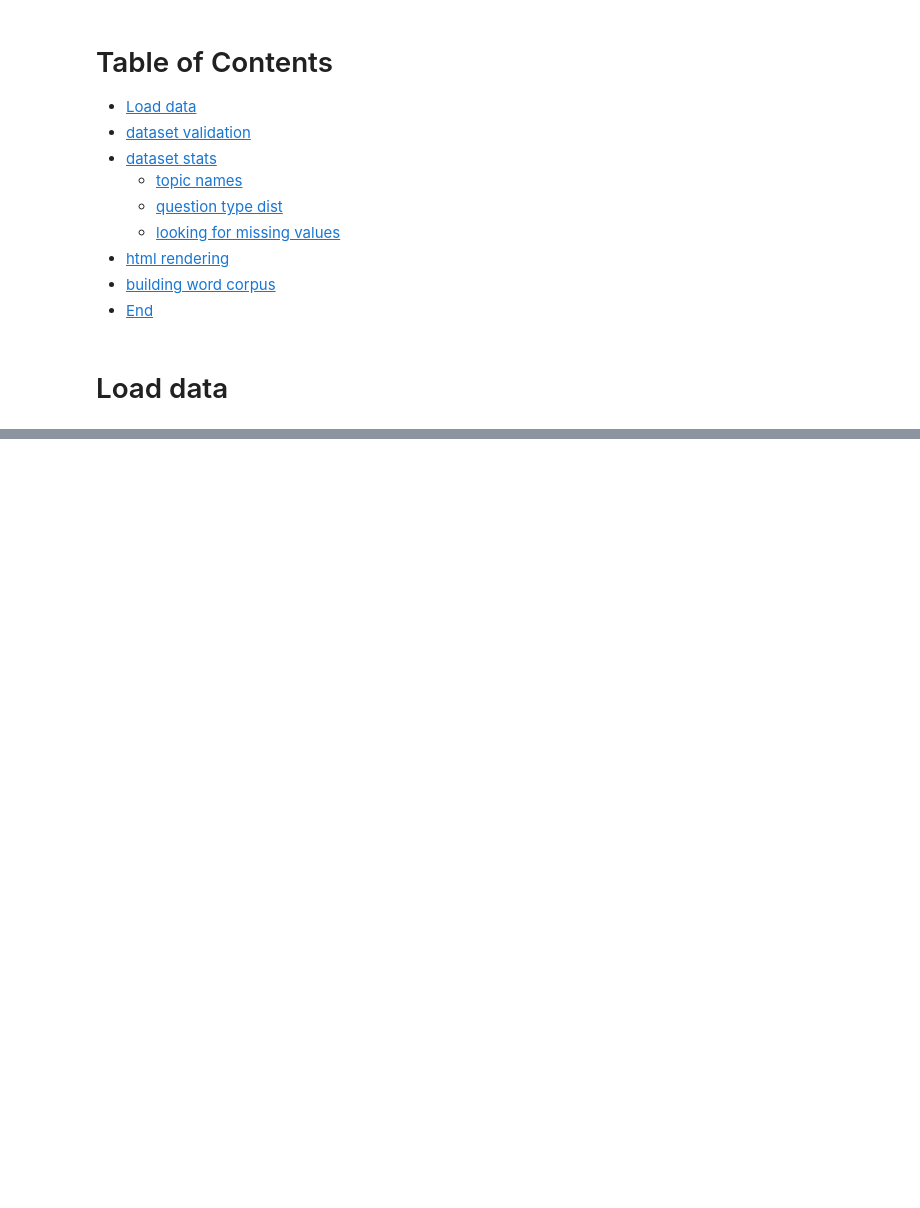
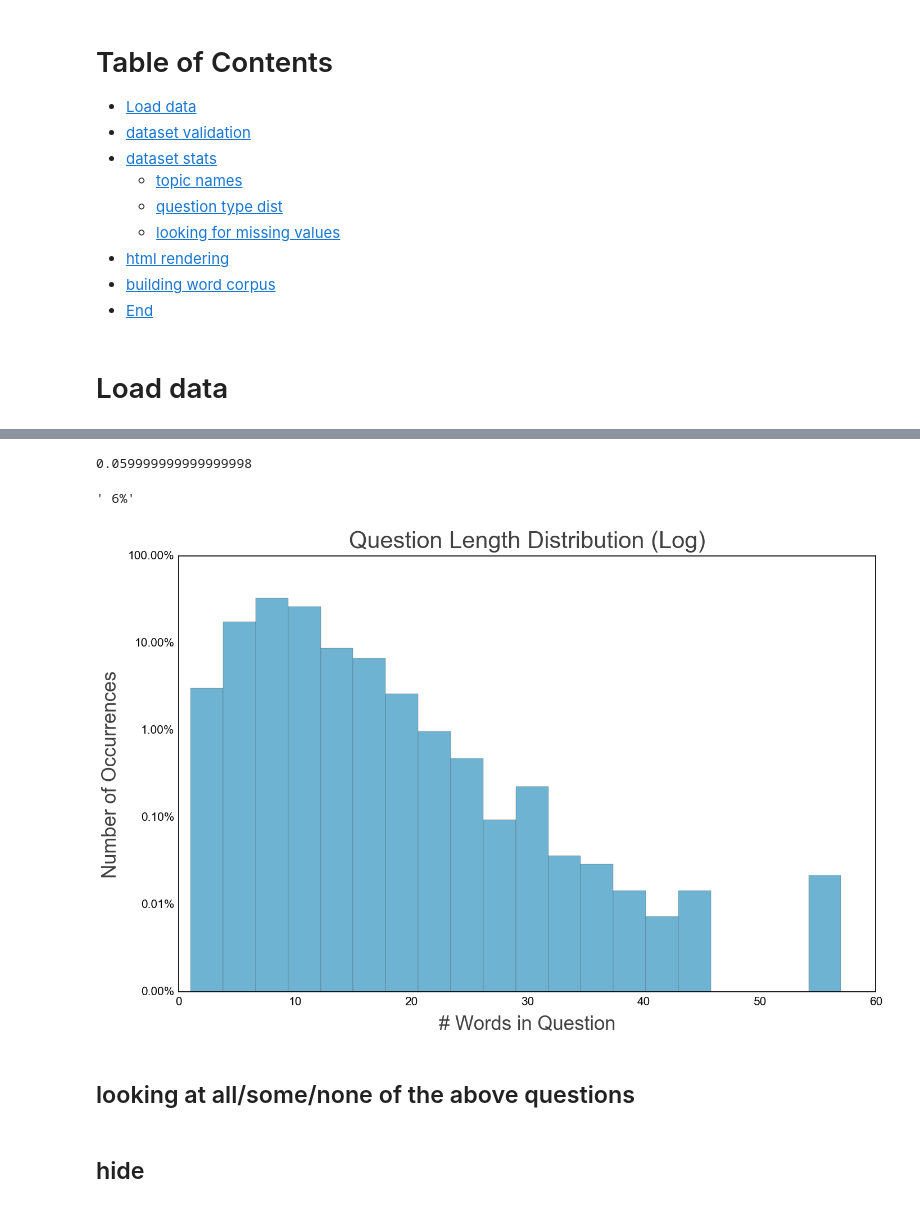
Before and after one commit to drschwenk/stb_notebooks, a Jupyter notebook: generate_figs.ipynb, the cells around one changed output, grey strips where cells are left out. Saved outputs shown, nothing was run; the diff lists cells and outputs as text; code cells hidden in the pictures; blank space fills up the shorter version.

```diff
--- a/generate_figs.ipynb
+++ b/generate_figs.ipynb
@@ -642,0 +268,3 @@ display_lesson_html(flexbook_ds[subject], random_lesson)
+# %%
+all_ndqs = quest_evaluator.build_question_lookup(by_type=True)['nonDiagramQuestions']
+mc_questions = quest_evaluator.build_questions_by_subtype(all_ndqs)['Multiple Choice']
@@ -642,0 +288,5 @@ display_lesson_html(flexbook_ds[subject], random_lesson)
+# %%
+def make_question_prop_series(questions, property_collector):
+    return(pd.Series([property_collector(q) for q in questions.values()]))
+# %%
+question_lengths = make_question_prop_series(all_ndqs, lambda x: len(x['beingAsked']['processedText'].split()))
@@ -642,0 +304,27 @@ display_lesson_html(flexbook_ds[subject], random_lesson)
+# %%
+vals[3]
+# %% [output]
+0.059999999999999998
+# %%
+'{:2.0f}%'.format(vals[3]*100)
+# %% [output]
+' 6%'
+# %%
+fig_dir = './figs_to_save/'
+# %%
+fig_labels = {
+    'fig_title': 'Question Length Distribution (Log)',
+    'x_label': '# Words in Question',
+    'y_label': 'Number of Occurrences'
+}
+weights = np.ones_like(question_lengths)/len(question_lengths)
+plot_to_save = question_lengths.hist(bins= 20, log=True, weights=weights)
+tick_labels = plot_to_save.get_yticks()
+plot_to_save.set_yticklabels(['{:2.2f}%'.format(i*100) for i in tick_labels])
+
+image_filename = fig_dir +  fig_labels['fig_title'].lower().replace(' ', '_') + '.pdf'
+make_and_save_standard_fig(plot_to_save, fig_labels,  image_filename)
+# %% [output]
+[figure, added]
+# %% [markdown]
+## looking at all/some/none of the above questions
@@ -642,0 +347,2 @@ display_lesson_html(flexbook_ds[subject], random_lesson)
+# %% [markdown]
+## hide
```
Also changed, not shown: parts of 124 cells of this notebook, 3 other files.
